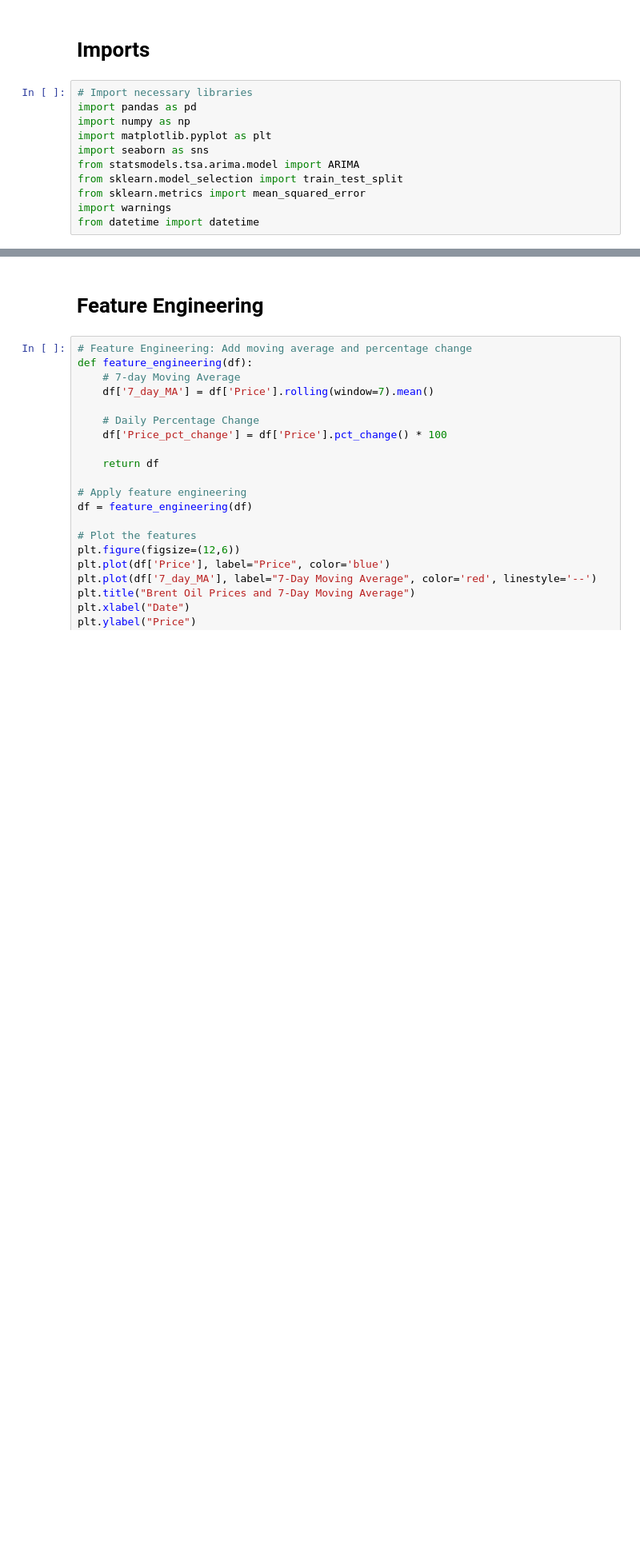
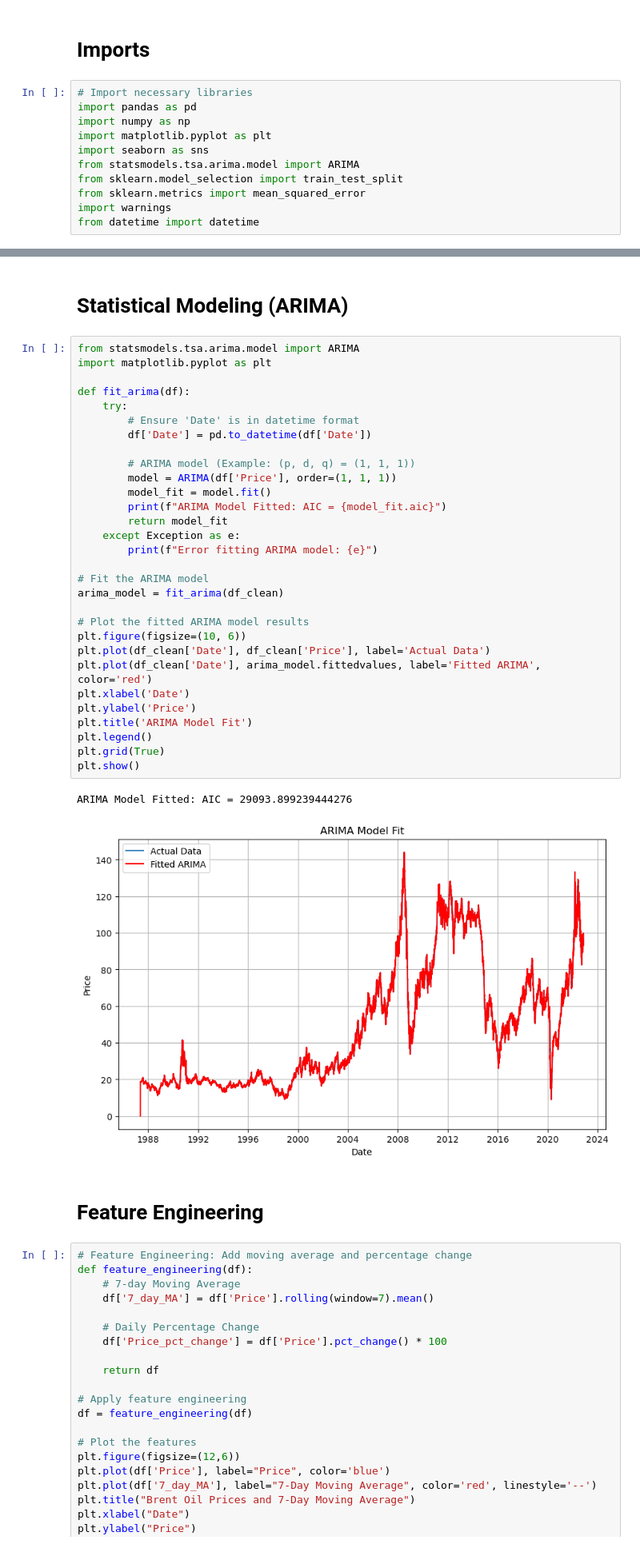
Before and after one commit to NAV-369/Oil-price-prediction, a Jupyter notebook: notebooks/Task-1.ipynb, the cells around one changed output, grey strips where cells are left out. Shown: that part at 80% size. Drawn from its saved outputs; the diff is of its cells as text; blank space fills up the shorter version.

```diff
--- a/notebooks/Task-1.ipynb
+++ b/notebooks/Task-1.ipynb
@@ -76,3 +65,38 @@ max     143.950000
+# %% [markdown]
+# Statistical Modeling (ARIMA)
+# %%
+from statsmodels.tsa.arima.model import ARIMA
+import matplotlib.pyplot as plt
+
+def fit_arima(df):
+    try:
+        # Ensure 'Date' is in datetime format
+        df['Date'] = pd.to_datetime(df['Date'])
+
+        # ARIMA model (Example: (p, d, q) = (1, 1, 1))
+        model = ARIMA(df['Price'], order=(1, 1, 1))
+        model_fit = model.fit()
+        print(f"ARIMA Model Fitted: AIC = {model_fit.aic}")
+        return model_fit
+    except Exception as e:
+        print(f"Error fitting ARIMA model: {e}")
+
+# Fit the ARIMA model
+arima_model = fit_arima(df_clean)
+
+# Plot the fitted ARIMA model results
+plt.figure(figsize=(10, 6))
+plt.plot(df_clean['Date'], df_clean['Price'], label='Actual Data')
+plt.plot(df_clean['Date'], arima_model.fittedvalues, label='Fitted ARIMA', color='red')
+plt.xlabel('Date')
+plt.ylabel('Price')
+plt.title('ARIMA Model Fit')
+plt.legend()
+plt.grid(True)
+plt.show()
+# %% [output]
+ARIMA Model Fitted: AIC = 29093.899239444276
+[figure, added]
 # %% [markdown]
 # Feature Engineering
 # %%
```
Also changed, not shown: parts of 12 cells of this notebook.
